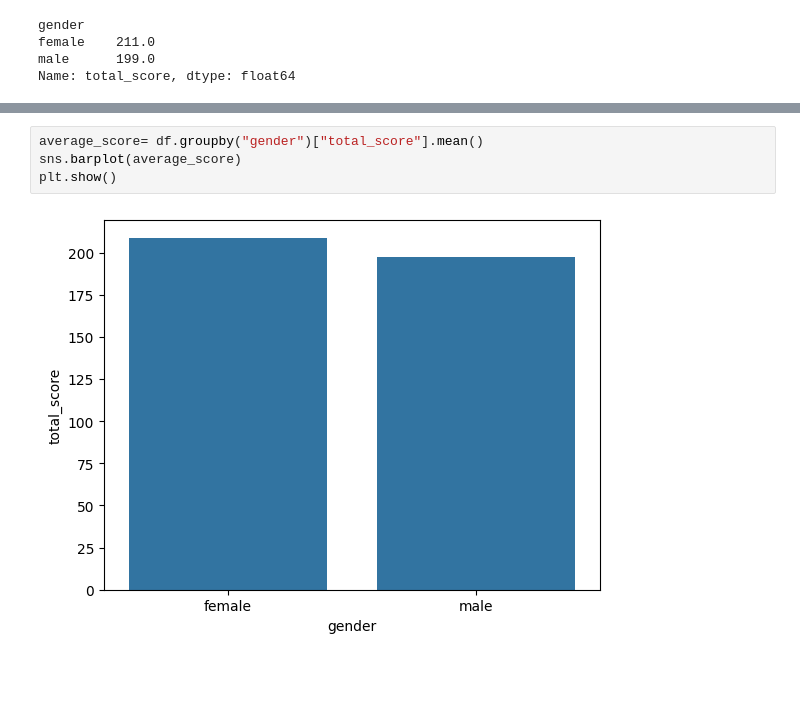
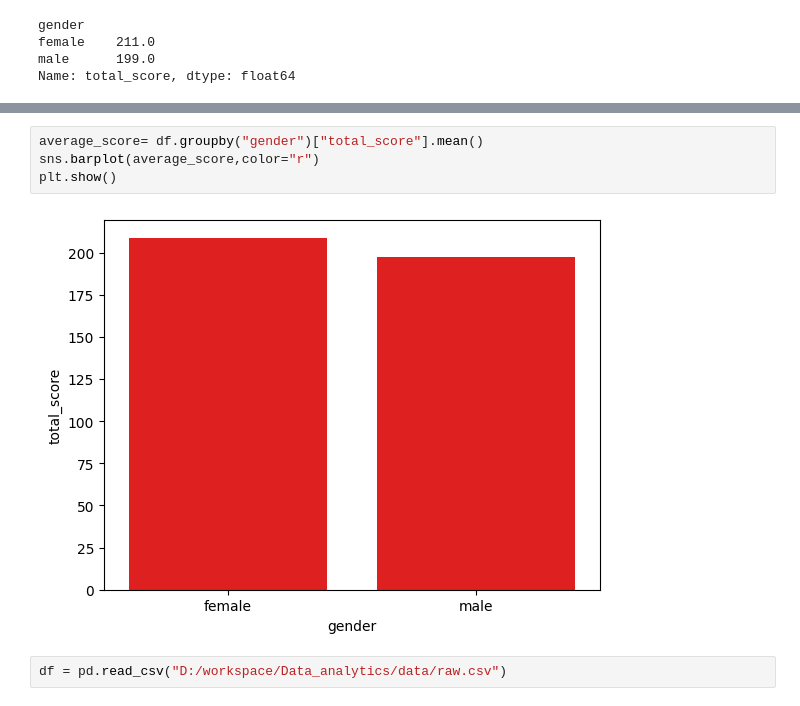
Before and after one commit to uday2209/Student_data_analysis-Project, a Jupyter notebook: research/experiment.ipynb, the cells around one changed output, grey strips where cells are left out. Cells and saved outputs as stored; diff of their text form; blank space fills up the shorter version.

```diff
--- a/research/experiment.ipynb
+++ b/research/experiment.ipynb
@@ -250,7 +250,9 @@ df.groupby("gender").sum()
 | male | group Agroup Cgroup Bgroup Dgroup... | associate's degreesome collegesom... | free/reducedstandardfree/reducedf... | nonenonenonecompletednonenonecomp... | 33127 | 31558 | ... |
 # %%
 average_score= df.groupby("gender")["total_score"].mean()
-sns.barplot(average_score)
+sns.barplot(average_score,color="r")
 plt.show()
 # %% [output]
-[figure, old version]
+[figure, new version]
+# %%
+df = pd.read_csv("D:/workspace/Data_analytics/data/raw.csv")
```
Also changed, not shown: parts of 2 cells of this notebook.
